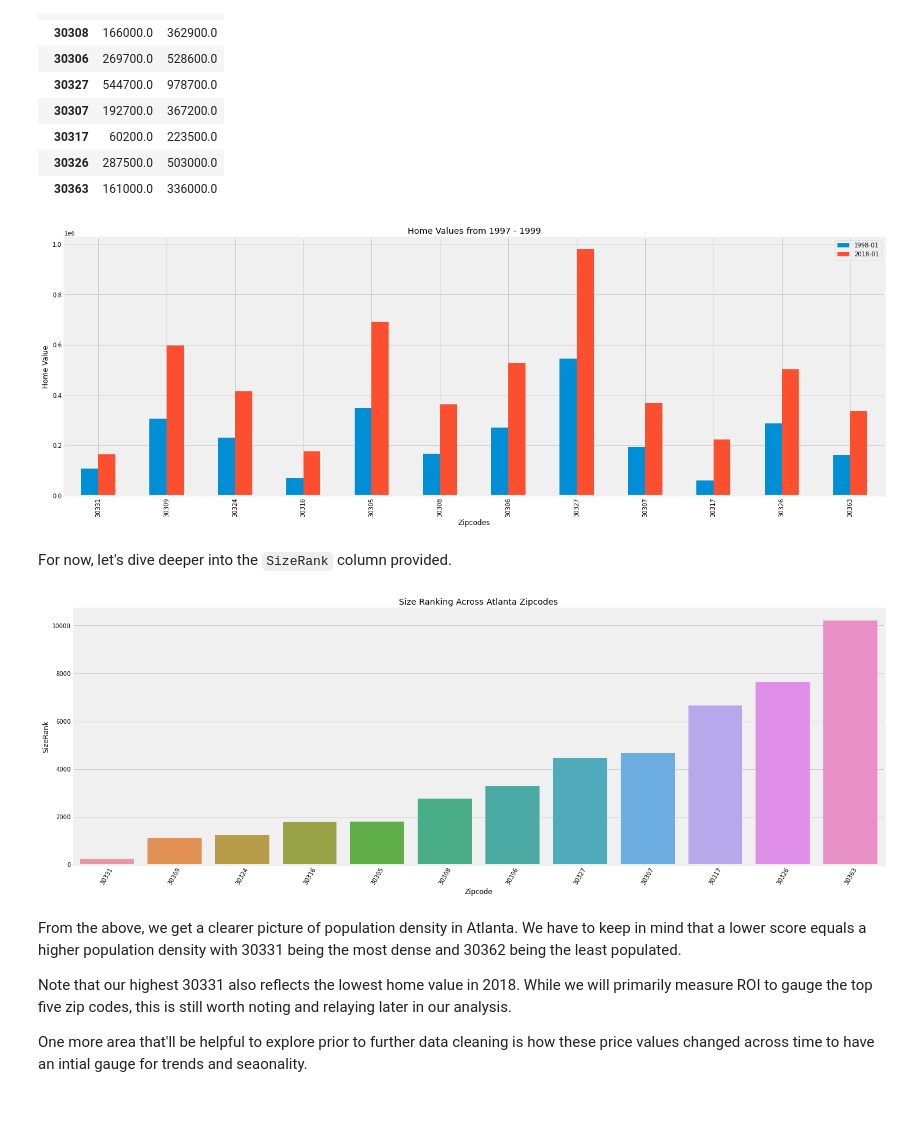
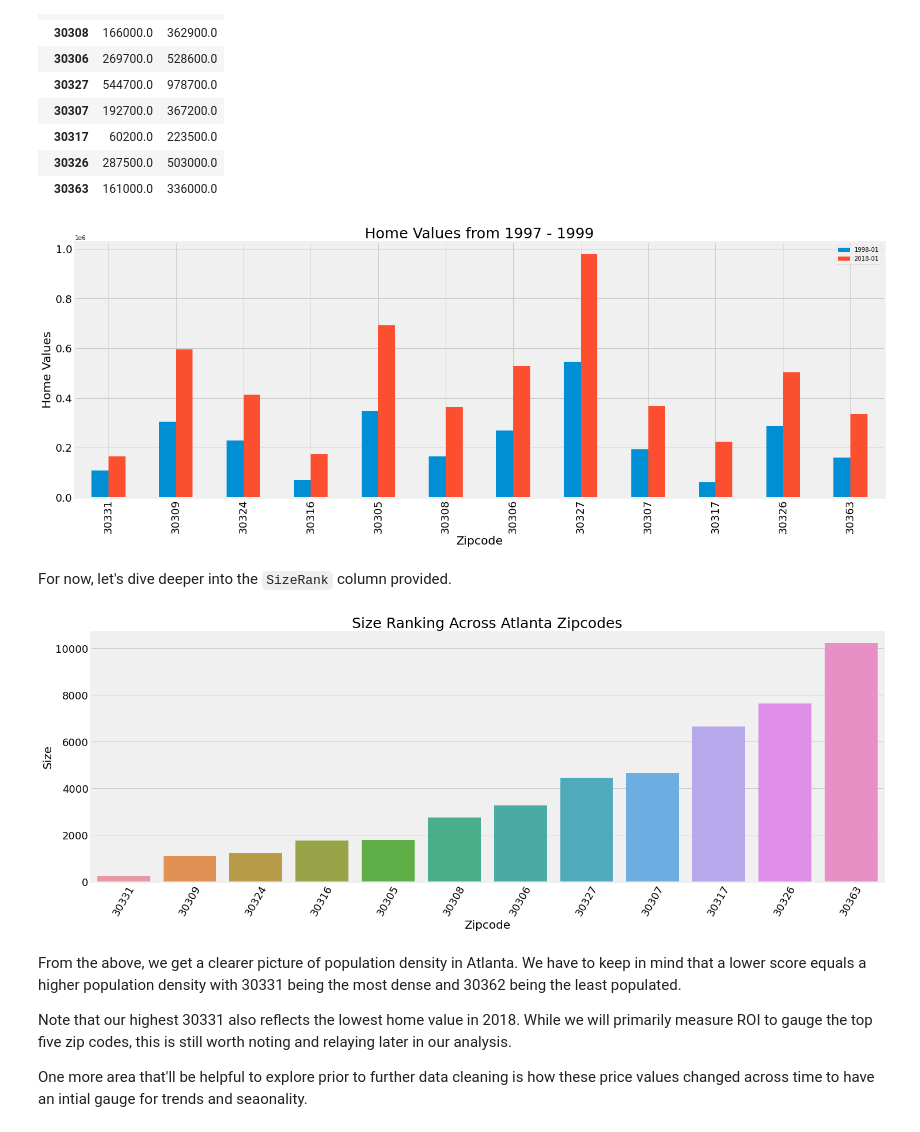
Before and after one commit to sierrafromcalifornia/Atlanta-ZIP-Code-Analysis-Project, a Jupyter notebook: time-series/investment_analysis_eda.ipynb, the cells around one changed output. Cells and saved outputs as stored; diff of their text form; code cells hidden in the pictures.

```diff
--- a/time-series/investment_analysis_eda.ipynb
+++ b/time-series/investment_analysis_eda.ipynb
@@ -192,21 +203,27 @@ comp_twenty
 # %%
 comp_twenty.plot(kind='bar', figsize=(22, 8))
 plt.xlabel("Zipcodes")
 plt.ylabel("Home Value")
-plt.title('Home Values from 1997 - 1999')
+plt.title('Home Values from 1997 - 1999',fontsize=25)
+plt.xlabel('Zipcode', fontsize=20)
+plt.ylabel('Home Values', fontsize=20)
+plt.tick_params(labelsize=18)
 plt.show()
 # %% [output]
-[figure, old version]
+[figure, new version]
 # %% [markdown]
 For now, let's dive deeper into the `SizeRank` column provided.
 # %%
 plt.figure(figsize=(22,8))
 sns.barplot(x='Zipcode', y='SizeRank', data=df_atl, order=df_atl.sort_values('SizeRank', ascending=True).Zipcode)
-plt.title('Size Ranking Across Atlanta Zipcodes')
+plt.title('Size Ranking Across Atlanta Zipcodes',fontsize=25)
+plt.xlabel('Zipcode', fontsize=20)
+plt.ylabel('Size', fontsize=20)
+plt.tick_params(labelsize=18)
 plt.xticks(rotation=60)
 plt.show()
 # %% [output]
-[figure, old version]
+[figure, new version]
 # %% [markdown]
 From the above, we get a clearer picture of population density in Atlanta. We have to keep in mind that a lower score equals a higher population density with 30331 being the most dense and 30362 being the least populated.
 
```
Also changed, not shown: parts of 5 cells of this notebook.
